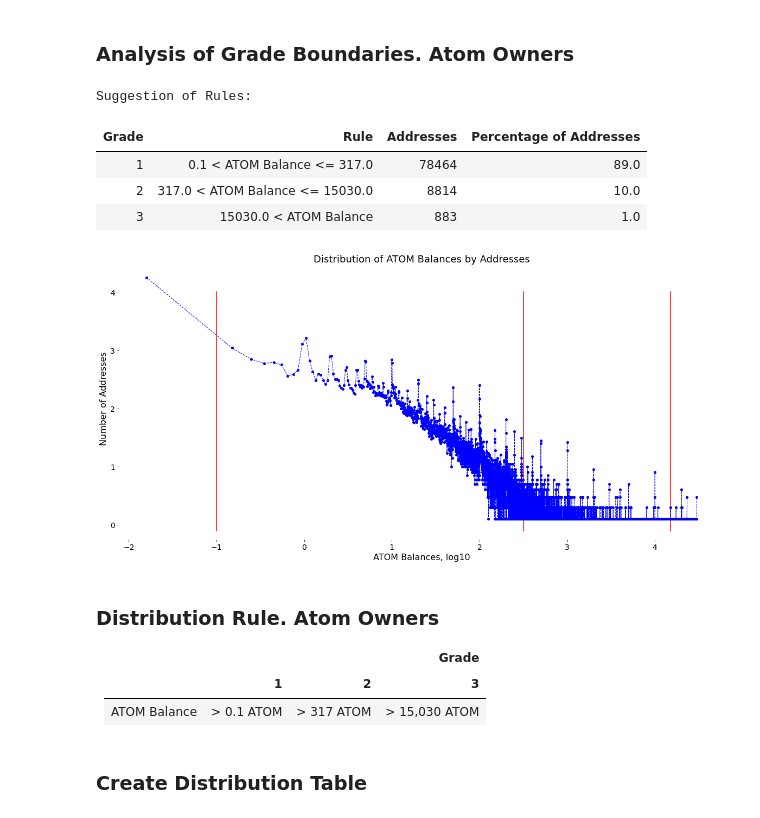
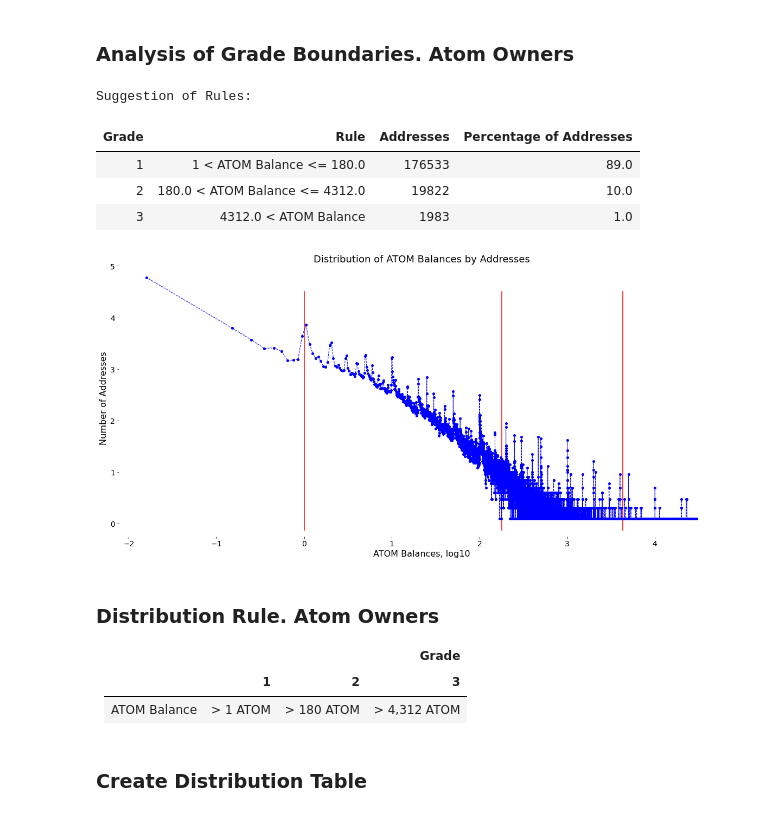
Before and after one commit to Snedashkovsky/cybergift, a Jupyter notebook: atom__astronauts.ipynb, the cells around one changed output. Saved outputs shown, nothing was run; the diff lists cells and outputs as text; code cells hidden in the pictures.

```diff
--- a/atom__astronauts.ipynb
+++ b/atom__astronauts.ipynb
@@ -12,6 +12,8 @@ from config import COSMOS_DATASET_NAME, COSMOS_DISTRIBUTION_TABLE_NAME
 
 DROP_TABLES = True
 CREATE_TABLES = True
+# %%
+atom_owners_initial_boundary = 1
 # %% [markdown]
 ### Load Cosmos
 You can get Cosmos snapshot from Cosmos Hub by the command:
@@ -82,25 +84,25 @@ balances_agg_df = \
 # %%
 atom_owners_boundary =\
     grade_boundaries_analysis(
         distribution_df=balances_agg_df,
         value_column='balance_atom_rounded',
         address_column='number_of_addresses',
         address_chart_label='Number of Addresses',
         value_chart_label='ATOM Balances, log10',
         value_name='ATOM Balance',
         value_transform_func=lambda x: log10(x) if x >= 0.1 else -1.8,
         chart_title='Distribution of ATOM Balances by Addresses',
         max_show_value=30000,
-        initial_boundary=0.1,
+        initial_boundary=atom_owners_initial_boundary,
         level_line_shift=0,
         boundary_round=0)
 # %% [output]
 Suggestion of Rules:
 | Grade | Rule | Addresses | Percentage of Addresses |
-| 1 | 0.1 < ATOM Balance <= 317.0 | 78464 | 89.0 |
-| 2 | 317.0 < ATOM Balance <= 15030.0 | 8814 | 10.0 |
-| 3 | 15030.0 < ATOM Balance | 883 | 1.0 |
+| 1 | 1 < ATOM Balance <= 180.0 | 176533 | 89.0 |
+| 2 | 180.0 < ATOM Balance <= 4312.0 | 19822 | 10.0 |
+| 3 | 4312.0 < ATOM Balance | 1983 | 1.0 |
-[figure, old version]
+[figure, new version]
 # %% [markdown]
 ### Distribution Rule. Atom Owners
 
@@ -119,9 +121,9 @@ Suggestion of Rules:
     <tbody>
         <tr>
             <td style="text-align: left"> ATOM Balance </td>
-            <td> > 0.1 ATOM </td>
-            <td> > 317 ATOM </td>
-            <td> > 15,030 ATOM </td>
+            <td> > 1 ATOM </td>
+            <td> > 180 ATOM </td>
+            <td> > 4,312 ATOM </td>
         </tr>
     </tbody>
 </table>
```
Also changed, not shown: parts of 1 cell of this notebook, 7 other files.
